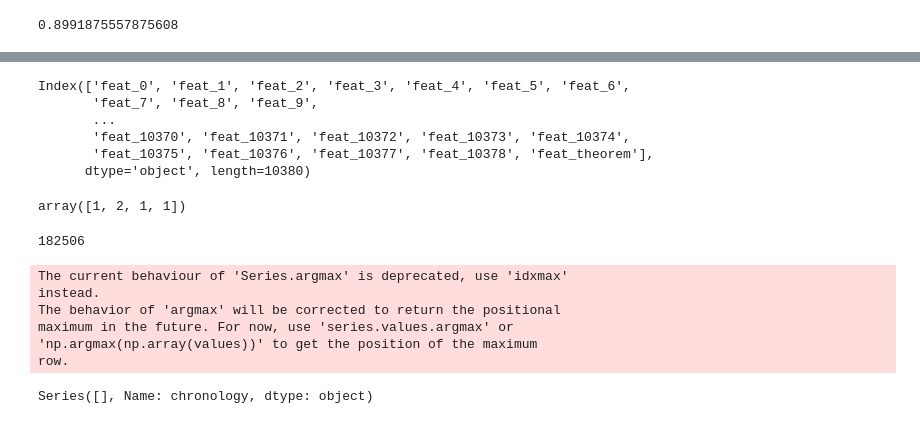
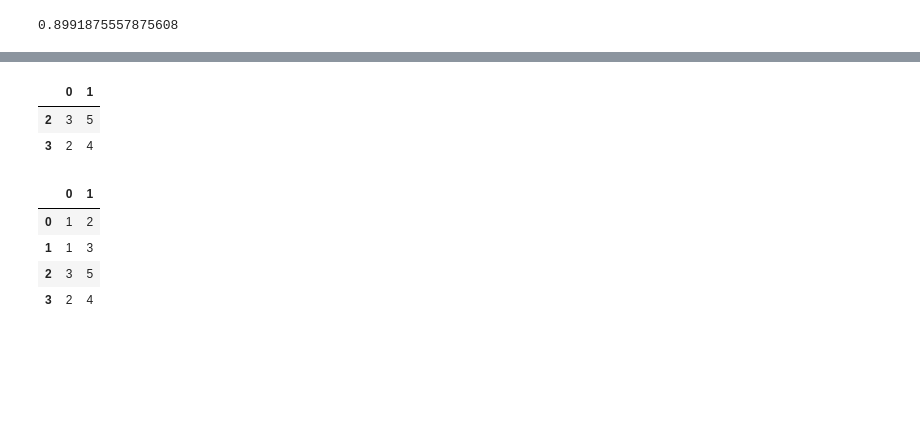
Before and after one commit to piotrekp1/ml-atp, a Jupyter notebook: notebooks/bad_classifier.ipynb, the cells around one changed output, grey strips where cells are left out. Cells and saved outputs as stored; diff of their text form; code cells hidden in the pictures; blank space fills up the shorter version.

```diff
--- a/notebooks/bad_classifier.ipynb
+++ b/notebooks/bad_classifier.ipynb
@@ -192,27 +260,14 @@ roc_auc_score(df_y, preds)
+# %%
+df[df[0].isin(split[0])]
+# %% [output]
+|  | 0 | 1 |
+| 2 | 3 | 5 |
+| 3 | 2 | 4 |
 # %%
-df.columns
+df
 # %% [output]
-Index(['feat_0', 'feat_1', 'feat_2', 'feat_3', 'feat_4', 'feat_5', 'feat_6',
-       'feat_7', 'feat_8', 'feat_9',
-       ...
-       'feat_10370', 'feat_10371', 'feat_10372', 'feat_10373', 'feat_10374',
-       'feat_10375', 'feat_10376', 'feat_10377', 'feat_10378', 'feat_theorem'],
-      dtype='object', length=10380)
+|  | 0 | 1 |
+| 0 | 1 | 2 |
+| 1 | 1 | 3 |
+| 2 | 3 | 5 |
+| 3 | 2 | 4 |
-# %%
-np.random.randint(1, 3, 4)
-# %% [output]
-array([1, 2, 1, 1])
-# %%
-len(ones)
-# %% [output]
-182506
-# %%
-available_theorems('dt_k5_xboole_0')
-# %% [output]
-The current behaviour of 'Series.argmax' is deprecated, use 'idxmax'
-instead.
-The behavior of 'argmax' will be corrected to return the positional
-maximum in the future. For now, use 'series.values.argmax' or
-'np.argmax(np.array(values))' to get the position of the maximum
-row.
-Series([], Name: chronology, dtype: object)
```
Also changed, not shown: parts of 34 cells of this notebook.
